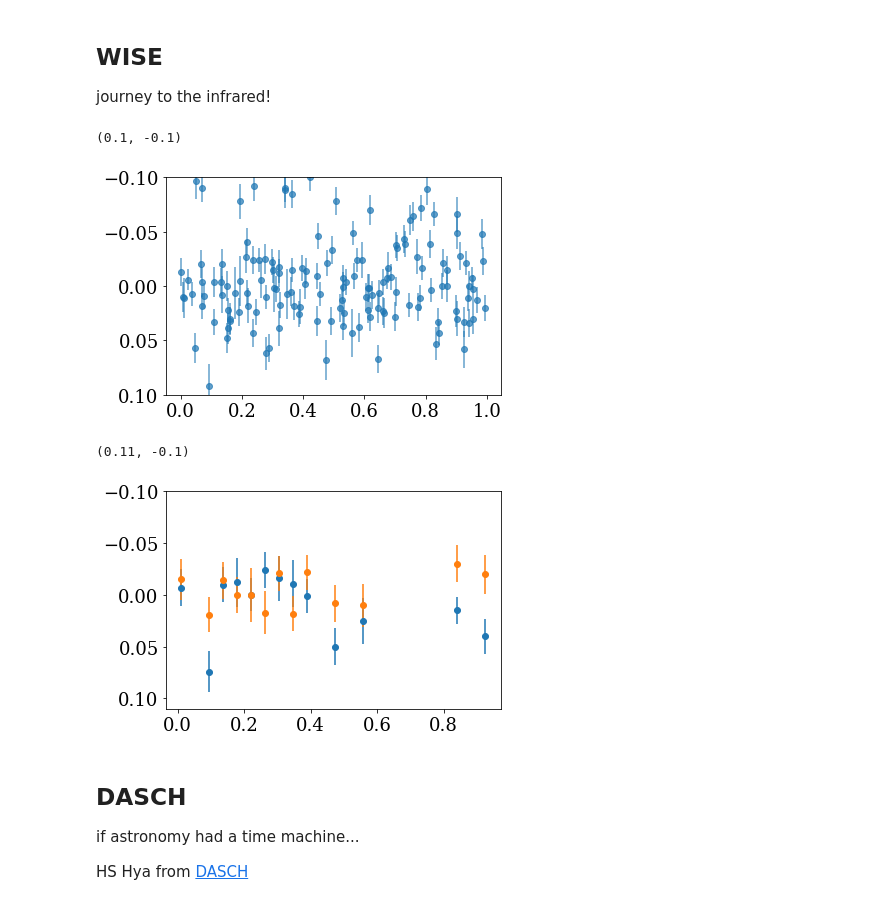
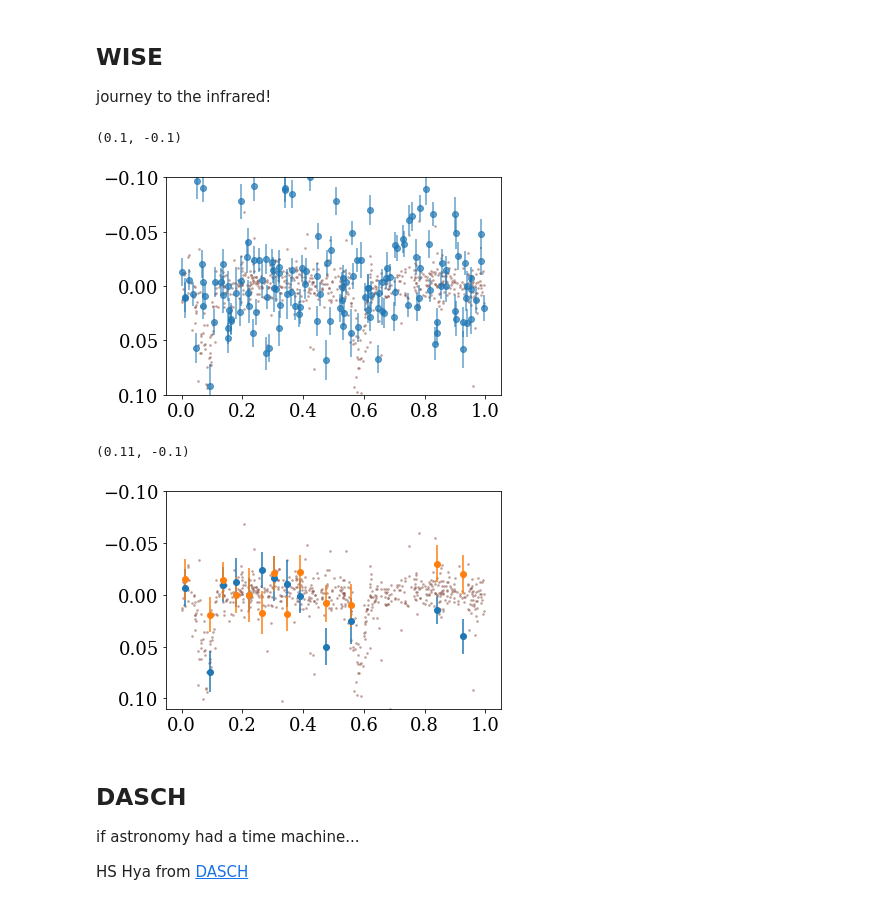
Before and after one commit to jradavenport/HS-Hya, a Jupyter notebook: makeplots.ipynb, the cells around one changed output. Saved outputs shown, nothing was run; the diff lists cells and outputs as text; code cells hidden in the pictures.

```diff
--- a/makeplots.ipynb
+++ b/makeplots.ipynb
@@ -190,30 +190,30 @@ wgd = np.where((wise_ph_qual == 'AA'))[0]
 plt.errorbar(((wise_mjd[wgd] + 2400000.5 - E0) % Per) / Per, wise_w2[wgd] - np.nanmedian(wise_w2[wgd]),
              yerr= wise_w2e[wgd], linestyle='none', marker='o', alpha=0.7, c='C0')
 
-# plt.scatter(((asas['HJD'][aok] + 2450000 - E0) % Per)/Per, asas['MAG_4'][aok] - np.nanmedian(asas['MAG_4'][aok]),
-#             s=3, c='C5', alpha=0.4)
+plt.scatter(((asas['HJD'][aok] + 2450000 - E0) % Per)/Per, asas['MAG_4'][aok] - np.nanmedian(asas['MAG_4'][aok]),
+            s=3, c='C5', alpha=0.4)
 
 plt.gca().invert_yaxis()
 
 plt.ylim(0.1, -0.1)
 # %% [output]
 (0.1, -0.1)
-[figure, old version]
+[figure, new version]
 # %%
 plt.errorbar(((wise4['mjd'].values + 2400000.5 - E0) % Per)/Per, wise4['w2mpro'] - np.nanmedian(wise4['w2mpro']),
              yerr=wise4['w2sigmpro'], linestyle='none', marker='o')
 
 plt.errorbar(((wise4['mjd'].values + 2400000.5 - E0) % Per)/Per, wise4['w3mpro'] - np.nanmedian(wise4['w3mpro']),
              yerr=wise4['w3sigmpro'], linestyle='none', marker='o')
 
-# plt.scatter(((asas['HJD'][aok] + 2450000 - E0) % Per)/Per, asas['MAG_4'][aok] - np.nanmedian(asas['MAG_4'][aok]),
-#             s=3, c='C5', alpha=0.4)
+plt.scatter(((asas['HJD'][aok] + 2450000 - E0) % Per)/Per, asas['MAG_4'][aok] - np.nanmedian(asas['MAG_4'][aok]),
+            s=3, c='C5', alpha=0.4)
 
 plt.gca().invert_yaxis()
 plt.ylim(0.11, -0.1)
 # %% [output]
 (0.11, -0.1)
-[figure, old version]
+[figure, new version]
 # %%
 from astropy.convolution import convolve, Box1DKernel, Gaussian1DKernel, Trapezoid1DKernel
 # %% [markdown]
```
Also changed, not shown: parts of 9 cells of this notebook.
